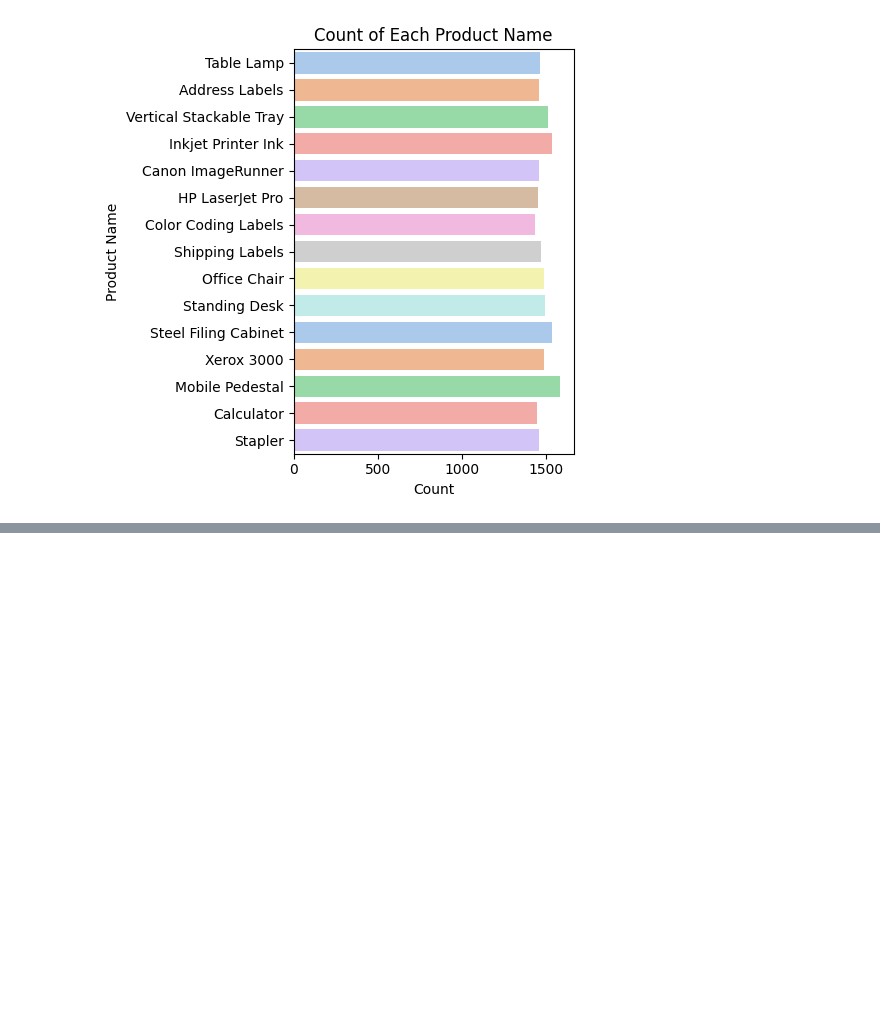
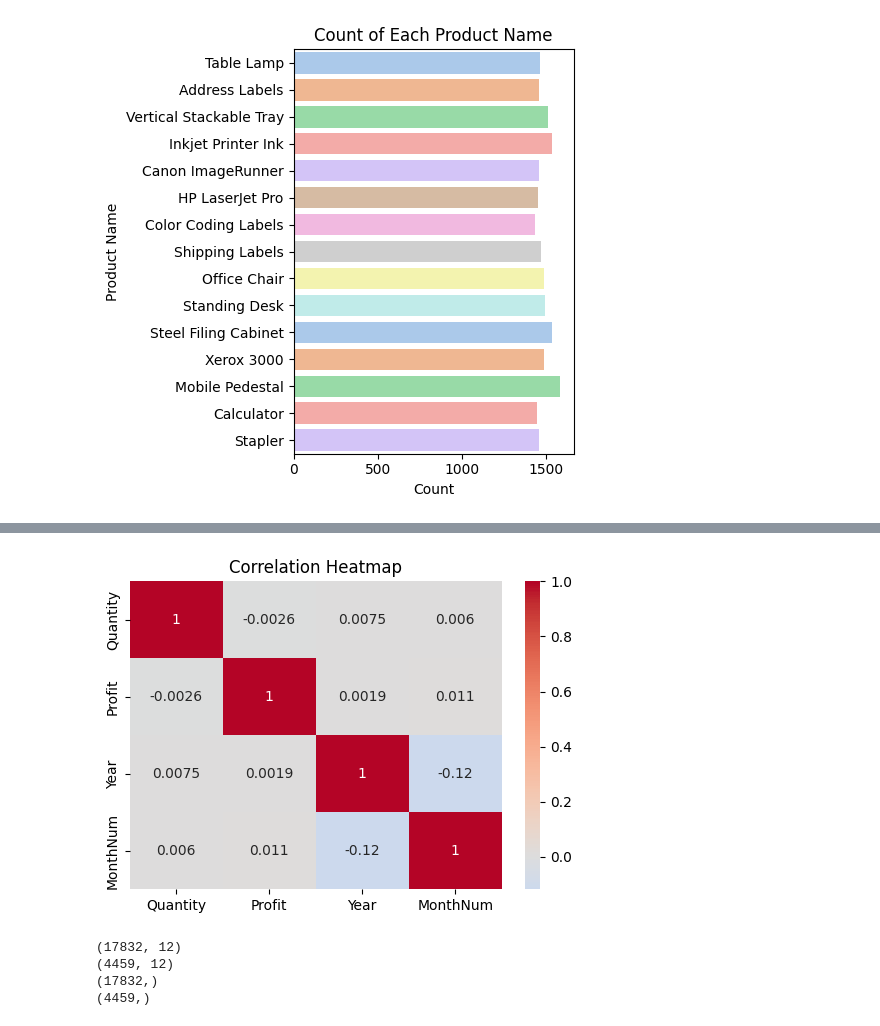
Before and after one commit to Hameedhullah/Order-Profit-Prediction, a Jupyter notebook: Order_Profit_Prediction.ipynb, the cells around one changed output, grey strips where cells are left out. Saved outputs shown, nothing was run; the diff lists cells and outputs as text; code cells hidden in the pictures; blank space fills up the shorter version.

```diff
--- a/Order_Profit_Prediction.ipynb
+++ b/Order_Profit_Prediction.ipynb
@@ -320,0 +314,9 @@ Index(['Order ID', 'Country', 'City', 'State', 'Category', 'Product Name',
+# %%
+# Heatmap for correlation matrix
+
+plt.figure(figsize=(6, 4))
+sns.heatmap(data_train[numerical_feature].corr(), annot=True, cmap='coolwarm', center=0)
+plt.title('Correlation Heatmap')
+plt.show()
+# %% [output]
+[figure, added]
@@ -320,0 +338,11 @@ Index(['Order ID', 'Country', 'City', 'State', 'Category', 'Product Name',
+# %%
+X_train, X_test, y_train, y_test = train_test_split(X, y, test_size=0.2, random_state=42)
+print(X_train.shape)
+print(X_test.shape)
+print(y_train.shape)
+print(y_test.shape)
+# %% [output]
+(17832, 12)
+(4459, 12)
+(17832,)
+(4459,)
```
Also changed, not shown: parts of 19 cells of this notebook.
